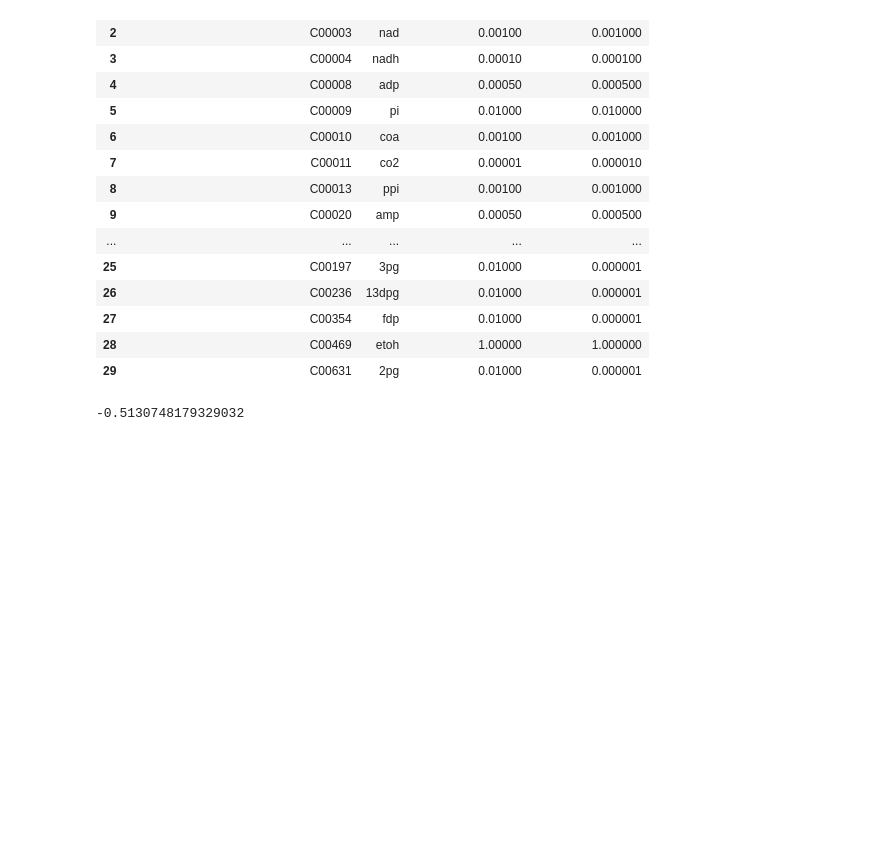
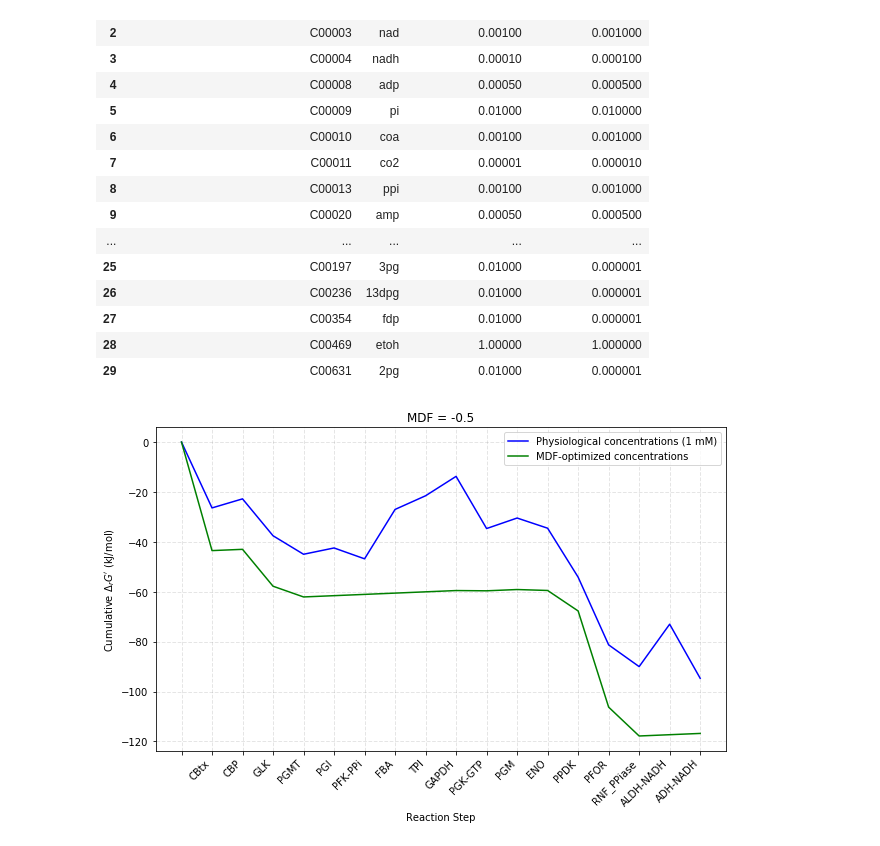
Before and after one commit to satyakamdash/Ctherm_thermo, a Jupyter notebook: Model_setup.ipynb, the cells around one changed output. Drawn from its saved outputs; the diff is of its cells as text; code cells hidden in the pictures; blank space fills up the shorter version.

```diff
--- a/Model_setup.ipynb
+++ b/Model_setup.ipynb
@@ -37,6 +37,8 @@ kta.set_index('KEGG ID(S)', inplace = True)
 atk = kt.loc[:,['ABBREVIATION', 'KEGG ID(S)']]
 atk['ABBREVIATION'] = atk['ABBREVIATION'].str.lower() # set to lower case for better matching
 atk.set_index('ABBREVIATION', inplace = True)
+
+atkDict = dict(zip(kt['ABBREVIATION'].values, kt['KEGG ID(S)'].values))
 # %% [markdown]
 ## Set up model
 * Choose reactions
@@ -105,7 +107,7 @@ for r in reactions:
     dG0_r_primes.append(result)
 # %%
 # set up the model
-pp = Pathway(reactions, fluxes, dG0_r_primes)
+pp = Pathway(reactions = reactions, fluxes = fluxes, dG0_r_primes = dG0_r_primes, name_to_cid=atkDict )
 # %%
 r1 = pp.calc_mdf()
 # %%
@@ -150,7 +152,7 @@ df
 # %%
 # calculate the min-max driving force
 mdf_data = pp.calc_mdf()
-# %%
-mdf_data.mdf
-# %% [output]
--0.5130748179329032
+# %%
+result = mdf_data.mdf_plot
+# %% [output]
+[figure, added]
```
Also changed, not shown: parts of 2 cells of this notebook.
